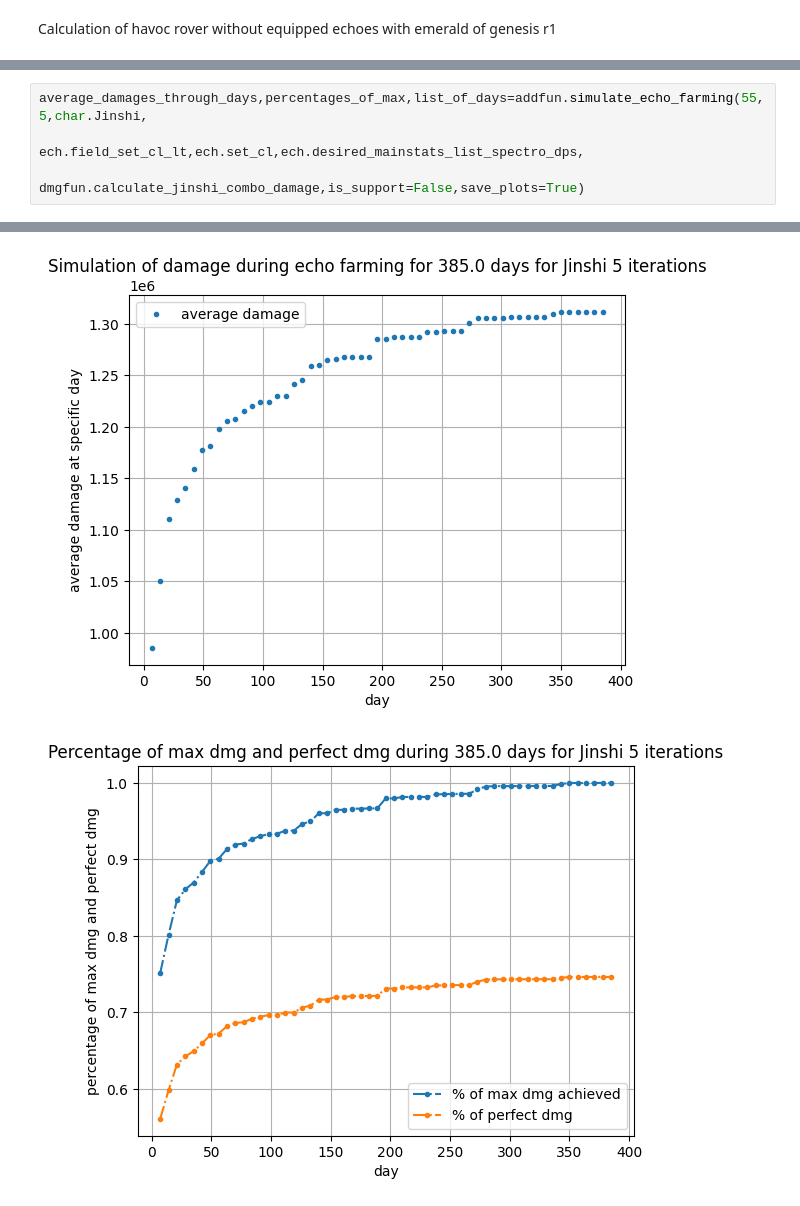
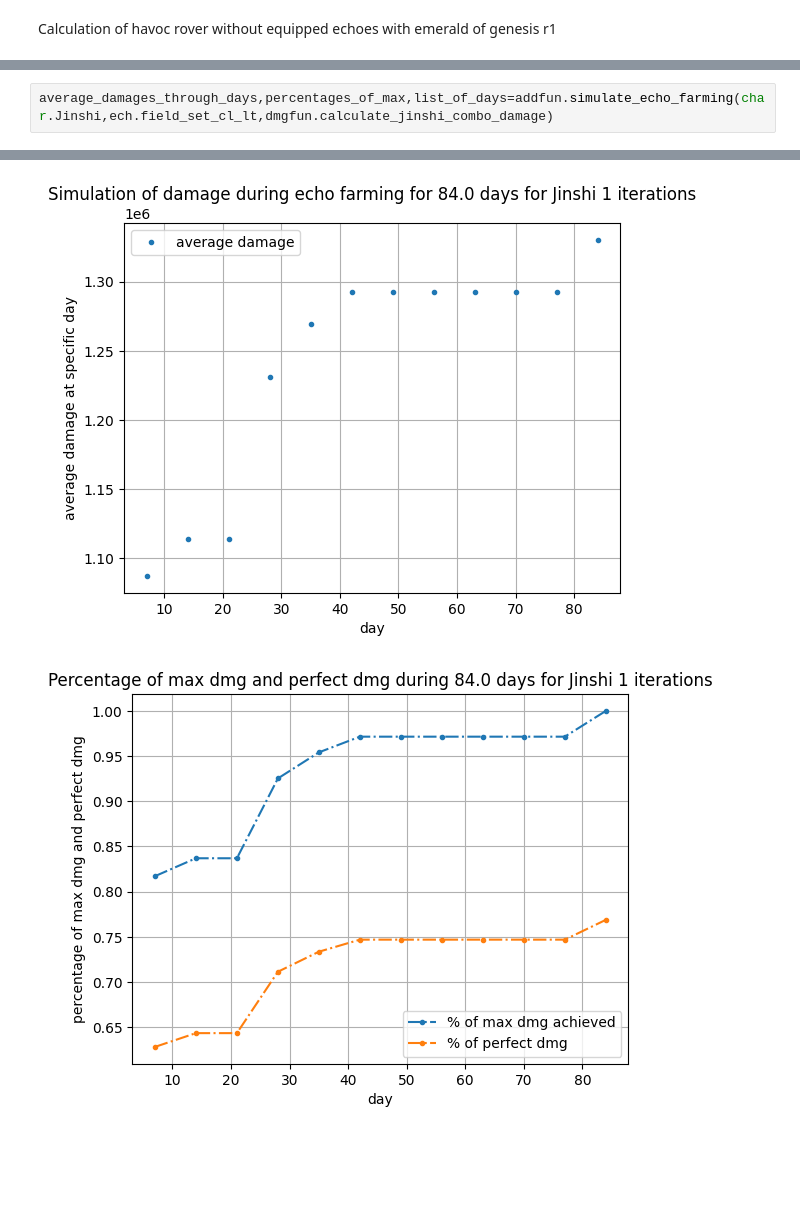
Before and after one commit to Devastator-dev/echoes_public, a Jupyter notebook: calculations_and_graphs.ipynb, the cells around one changed output, grey strips where cells are left out. Drawn from its saved outputs; the diff is of its cells as text; blank space fills up the shorter version.

Commit message:
added stopping point for damage calculation

```diff
--- a/calculations_and_graphs.ipynb
+++ b/calculations_and_graphs.ipynb
@@ -72,5 +81,3 @@ Estimated days to get that tuners:  509.3
 # %%
-average_damages_through_days,percentages_of_max,list_of_days=addfun.simulate_echo_farming(55,5,char.Jinshi,
-                                                            ech.field_set_cl_lt,ech.set_cl,ech.desired_mainstats_list_spectro_dps,
-                                                            dmgfun.calculate_jinshi_combo_damage,is_support=False,save_plots=True)
+average_damages_through_days,percentages_of_max,list_of_days=addfun.simulate_echo_farming(char.Jinshi,ech.field_set_cl_lt,dmgfun.calculate_jinshi_combo_damage)
 # %% [output]
@@ -94,2 +101,2 @@ Estimated days to get that tuners:  505.8
-[figure, old version]
+[figure, new version]
-[figure, old version]
+[figure, new version]
```
Also changed, not shown: parts of 5 cells of this notebook, 4 other files.
